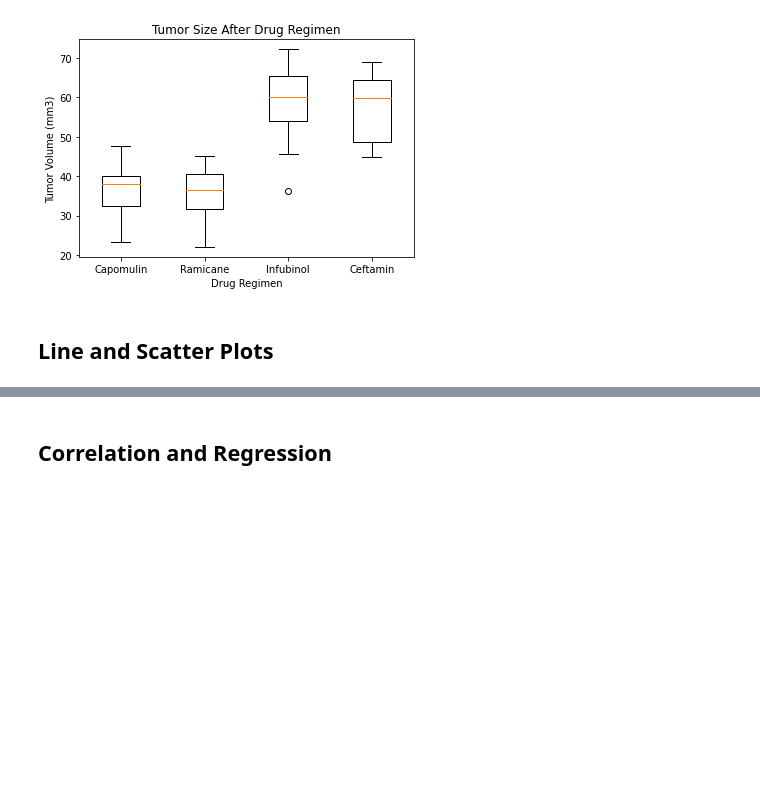
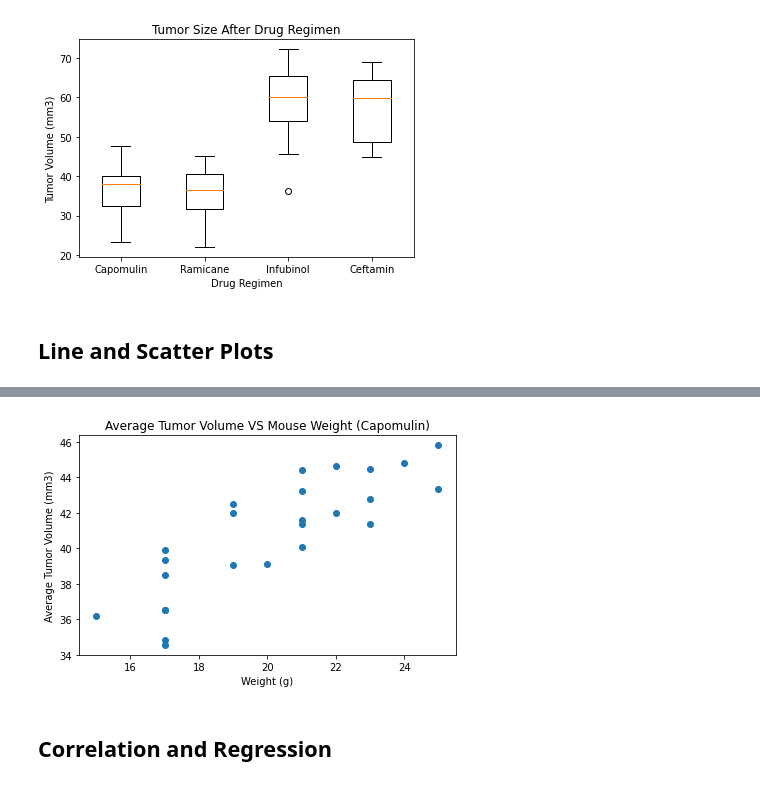
Before and after one commit to csong2020/MatPlotLib-Challenge, a Jupyter notebook: pymaceuticals_starter.ipynb, the cells around one changed output, grey strips where cells are left out. Saved outputs shown, nothing was run; the diff lists cells and outputs as text; code cells hidden in the pictures; blank space fills up the shorter version.

```diff
--- a/pymaceuticals_starter.ipynb
+++ b/pymaceuticals_starter.ipynb
@@ -267,2 +363,19 @@ plt.show()
+# %%
+# Generate a scatter plot of average tumor volume vs. mouse weight for the Capomulin regimen
+
+avg_tumor_vol_sorted_weight = capomulin_df.groupby(['Mouse ID']).mean().sort_values(by  = "Weight (g)")
+
+x_value = avg_tumor_vol_sorted_weight["Weight (g)"]
+y_value = avg_tumor_vol_sorted_weight["Tumor Volume (mm3)"]
+plt.scatter(x_value, y_value)
+plt.xlabel("Weight (g)")
+plt.ylabel("Average Tumor Volume (mm3)")
+plt.title("Average Tumor Volume VS Mouse Weight (Capomulin)")
+plt.tight_layout()
+
+plt.savefig("graphs/Line_and_Scatter_Plots_-_averagetumorvolumevsmouseweight(capomulin).png")
+plt.show()
+# %% [output]
+[figure, added]
 # %% [markdown]
 ## Correlation and Regression
```
Also changed, not shown: parts of 19 cells of this notebook, 9 other files.
